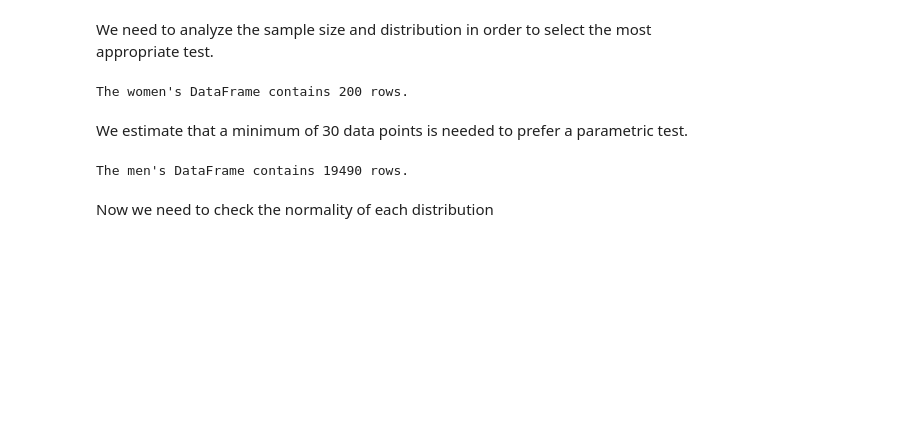
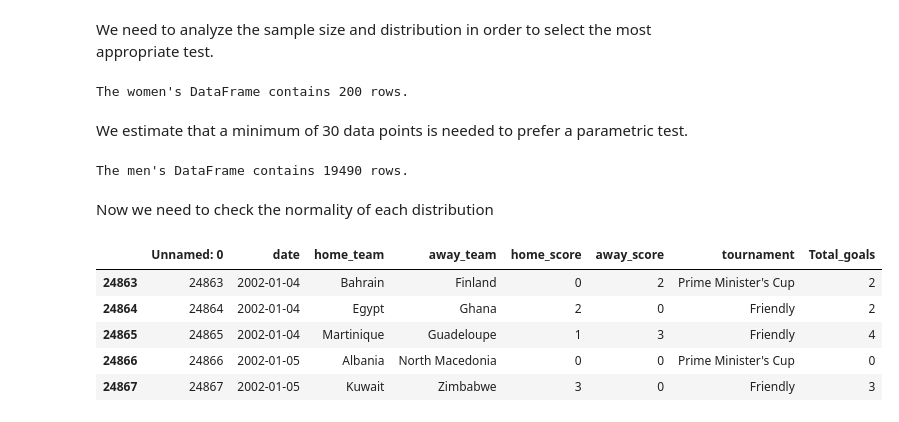
Before and after one commit to Mnr04/Data_Bootcamps_Projects, a Jupyter notebook: Hypothesis_Testing_Soccer_Matches.ipynb, the cells around one changed output. Saved outputs shown, nothing was run; the diff lists cells and outputs as text; code cells hidden in the pictures; blank space fills up the shorter version.

```diff
--- a/Hypothesis_Testing_Soccer_Matches.ipynb
+++ b/Hypothesis_Testing_Soccer_Matches.ipynb
@@ -179,0 +186,9 @@ Now we need to check the normality of each distribution
+# %%
+mens_worldCup.head()
+# %% [output]
+|  | Unnamed: 0 | date | home_team | away_team | home_score | away_score | tournament | Total_goals |
+| 24863 | 24863 | 2002-01-04 | Bahrain | Finland | 0 | 2 | Prime Minister's Cup | 2 |
+| 24864 | 24864 | 2002-01-04 | Egypt | Ghana | 2 | 0 | Friendly | 2 |
+| 24865 | 24865 | 2002-01-04 | Martinique | Guadeloupe | 1 | 3 | Friendly | 4 |
+| 24866 | 24866 | 2002-01-05 | Albania | North Macedonia | 0 | 0 | Prime Minister's Cup | 0 |
+| 24867 | 24867 | 2002-01-05 | Kuwait | Zimbabwe | 3 | 0 | Friendly | 3 |
```
Also changed, not shown: parts of 7 cells of this notebook.
